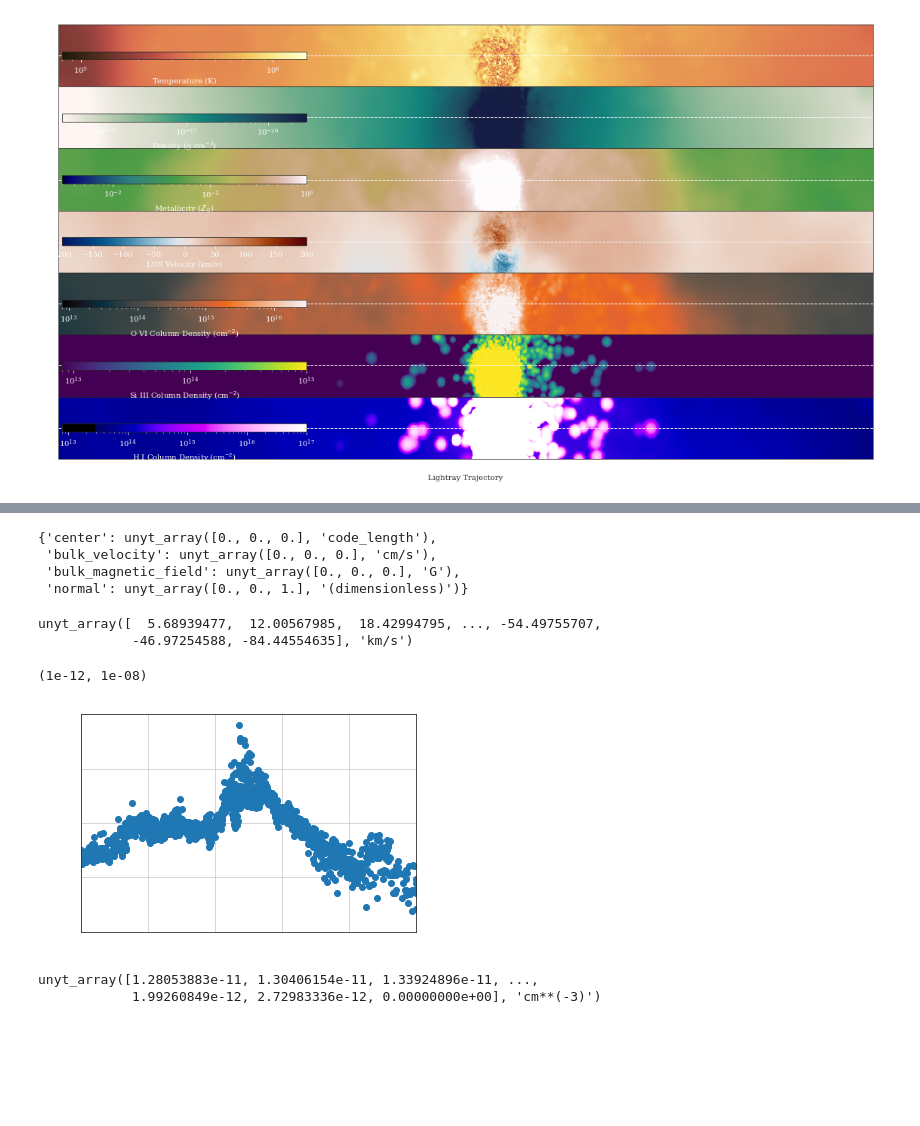
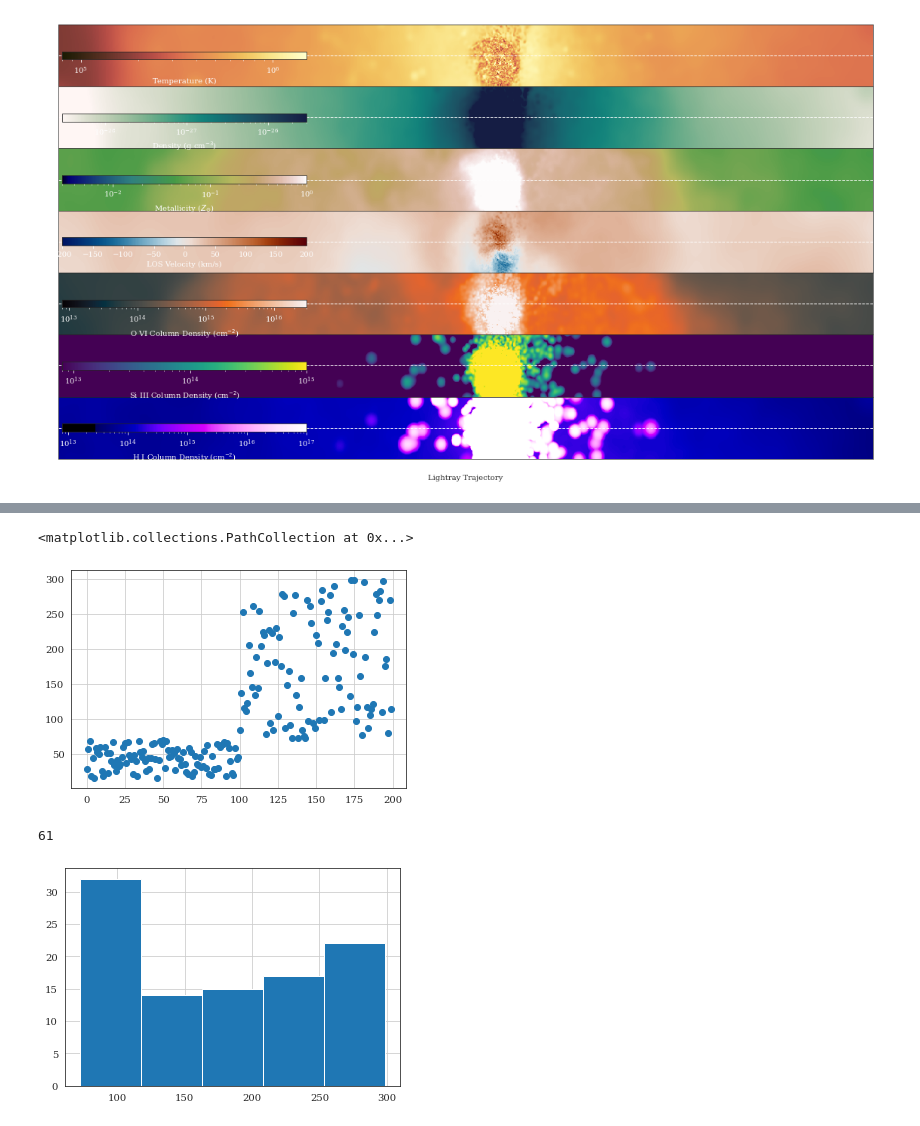
Before and after one commit to ibutsky/synthetic_spectra, a Jupyter notebook: scripts/plotting/sightline_analysis.ipynb, the cells around one changed output, grey strips where cells are left out. Drawn from its saved outputs; the diff is of its cells as text; code cells hidden in the pictures; blank space fills up the shorter version.

```diff
--- a/scripts/plotting/sightline_analysis.ipynb
+++ b/scripts/plotting/sightline_analysis.ipynb
@@ -410,25 +316,14 @@ yt : [INFO     ] 2021-01-29 15:34:29,859 Allocating for 1.493e+03 particles
-# %%
-ad_ray.field_parameters
-# %% [output]
-{'center': unyt_array([0., 0., 0.], 'code_length'),
- 'bulk_velocity': unyt_array([0., 0., 0.], 'cm/s'),
- 'bulk_magnetic_field': unyt_array([0., 0., 0.], 'G'),
- 'normal': unyt_array([0., 0., 1.], '(dimensionless)')}
-# %%
-ad_ray['relative_velocity_x'].in_units('km/s')
-# %% [output]
-unyt_array([  5.68939477,  12.00567985,  18.42994795, ..., -54.49755707,
-            -46.97254588, -84.44554635], 'km/s')
-# %%
-plt.scatter(ad_ray['l'].in_units('kpc'), ad_ray['H_p0_number_density'])
-plt.xlim(0, 500)
-plt.yscale("log")
-plt.ylim(1e-12, 1e-8)
-# %% [output]
-(1e-12, 1e-08)
-[figure, removed]
-# %%
-ad_ray['H_p0_number_density']
-# %% [output]
-unyt_array([1.28053883e-11, 1.30406154e-11, 1.33924896e-11, ...,
-            1.99260849e-12, 2.72983336e-12, 0.00000000e+00], 'cm**(-3)')
+# %%
+# testing randomness of sightlines
+ray_id, impact, xs, ys, zs, xe, ye, ze = np.loadtxt('../analysis/random_sightlines.dat', skiprows=1, unpack = True)
+# %%
+plt.scatter(ray_id, impact)
+# %% [output]
+<matplotlib.collections.PathCollection at 0x...>
+[figure, added]
+# %%
+plt.hist(impact[impact>71], bins = 5)
+len(impact[impact<50])
+# %% [output]
+61
+[figure, added]
```
Also changed, not shown: parts of 6 cells of this notebook, 6 other files.
